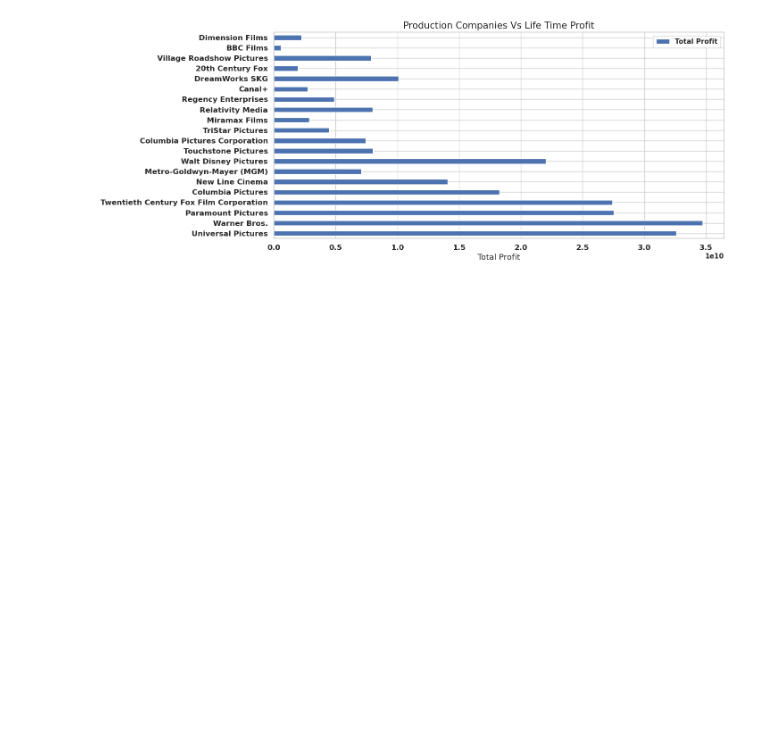
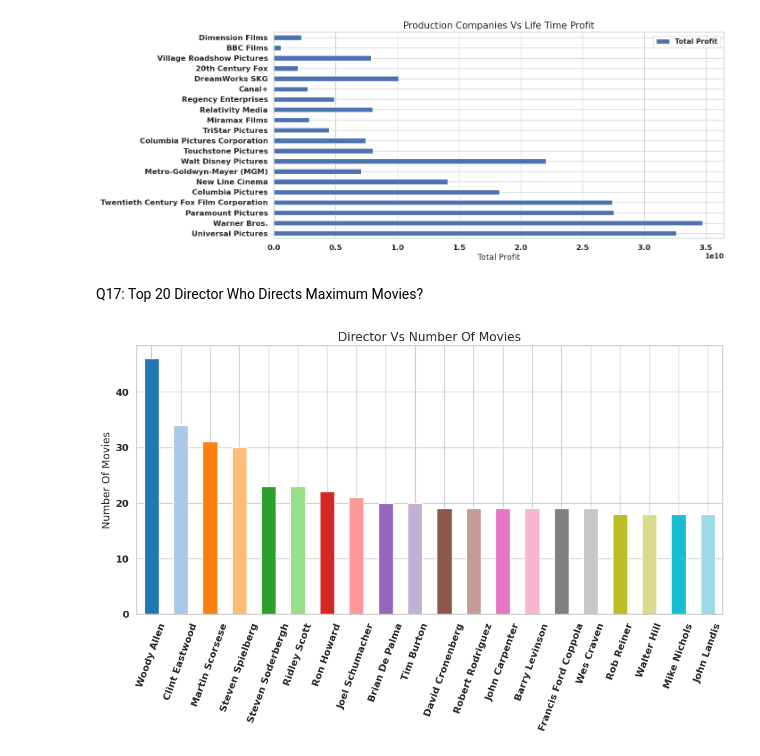
Before and after one commit to leviackerman007/Movie_Data_Explorer, a Jupyter notebook: Movie_Analysis.ipynb, the cells around one changed output. Cells and saved outputs as stored; diff of their text form; code cells hidden in the pictures; blank space fills up the shorter version.

Commit message:
Q17: Top 20 Director Who Directs Maximum Movies?

```diff
--- a/Movie_Analysis.ipynb
+++ b/Movie_Analysis.ipynb
@@ -645,3 +645,14 @@ plt.xlabel('Total Profit',fontsize=13)
 sns.set_style("whitegrid")
 # %% [output]
 [figure]
+# %% [markdown]
+Q17: Top 20 Director Who Directs Maximum Movies?
+# %%
+count_director_movies=count_genre('director')
+count_director_movies.iloc[:20].plot(kind='bar',figsize=(13,6),fontsize=12,color=colors)
+plt.title("Director Vs Number Of Movies",fontsize=15)
+plt.xticks(rotation=70)
+plt.ylabel('Number Of Movies',fontsize=13)
+sns.set_style('whitegrid')
+# %% [output]
+[figure, added]
```
Also changed, not shown: 1 other file.
